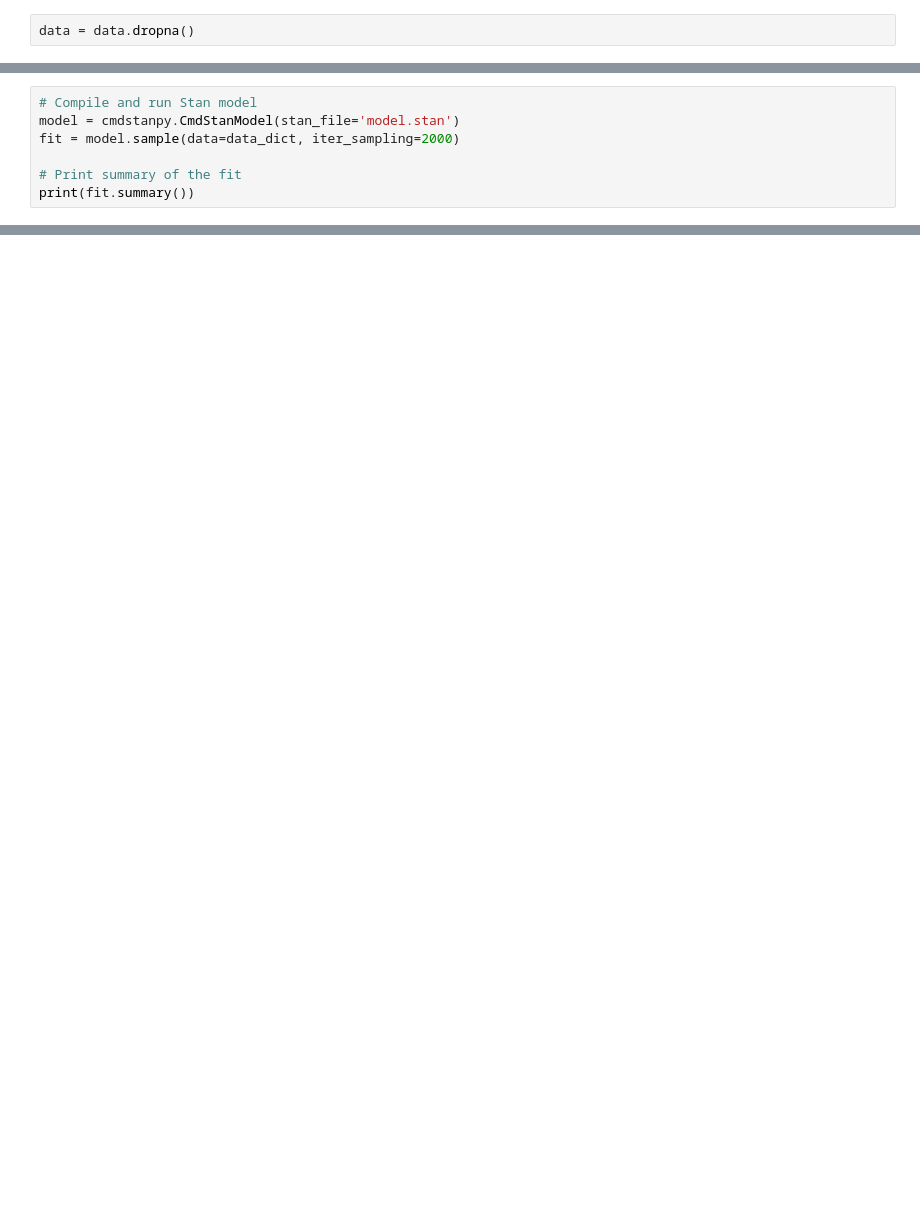
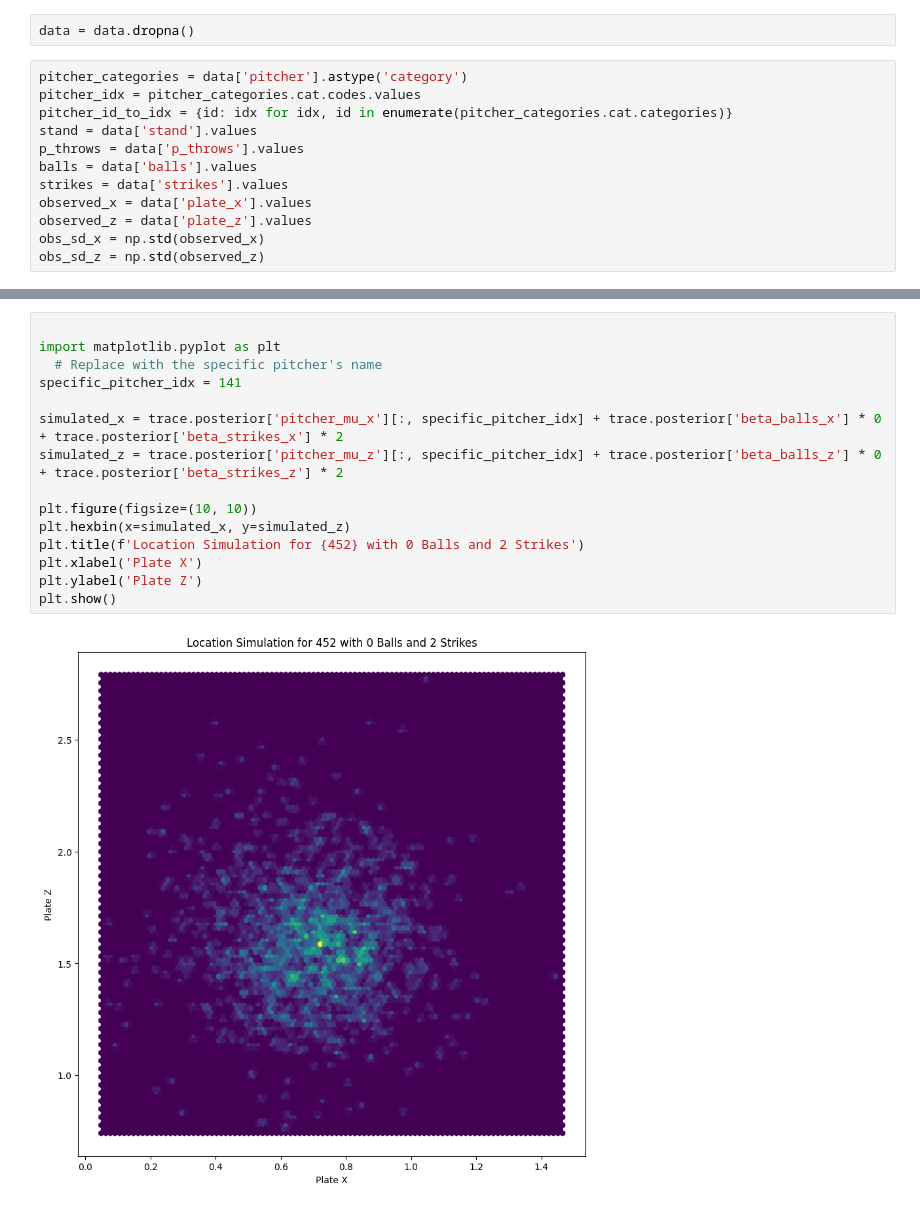
Before and after one commit to sam-walsh/pitching_model, a Jupyter notebook: location.ipynb, the cells around one changed output, grey strips where cells are left out. Cells and saved outputs as stored; diff of their text form; blank space fills up the shorter version.

Commit message:
testing kde locations

```diff
--- a/location.ipynb
+++ b/location.ipynb
@@ -28,3 +104,15 @@ data.head()
 # %%
 data = data.dropna()
+# %%
+pitcher_categories = data['pitcher'].astype('category')
+pitcher_idx = pitcher_categories.cat.codes.values
+pitcher_id_to_idx = {id: idx for idx, id in enumerate(pitcher_categories.cat.categories)}
+stand = data['stand'].values
+p_throws = data['p_throws'].values
+balls = data['balls'].values
+strikes = data['strikes'].values
+observed_x = data['plate_x'].values
+observed_z = data['plate_z'].values
+obs_sd_x = np.std(observed_x)
+obs_sd_z = np.std(observed_z)
 # %%
@@ -164,7 +171,0 @@ data_dict = {
-# %%
-# Compile and run Stan model
-model = cmdstanpy.CmdStanModel(stan_file='model.stan')
-fit = model.sample(data=data_dict, iter_sampling=2000)
-
-# Print summary of the fit
-print(fit.summary())
@@ -182,0 +227,17 @@ install_cxx_toolchain.get_toolchain_name()
+# %%
+
+import matplotlib.pyplot as plt
+  # Replace with the specific pitcher's name
+specific_pitcher_idx = 141
+
+simulated_x = trace.posterior['pitcher_mu_x'][:, specific_pitcher_idx] + trace.posterior['beta_balls_x'] * 0 + trace.posterior['beta_strikes_x'] * 2
+simulated_z = trace.posterior['pitcher_mu_z'][:, specific_pitcher_idx] + trace.posterior['beta_balls_z'] * 0 + trace.posterior['beta_strikes_z'] * 2
+
+plt.figure(figsize=(10, 10))
+plt.hexbin(x=simulated_x, y=simulated_z)
+plt.title(f'Location Simulation for {452} with 0 Balls and 2 Strikes')
+plt.xlabel('Plate X')
+plt.ylabel('Plate Z')
+plt.show()
+# %% [output]
+[figure, added]
```
Also changed, not shown: parts of 26 cells of this notebook, 5 other files.
